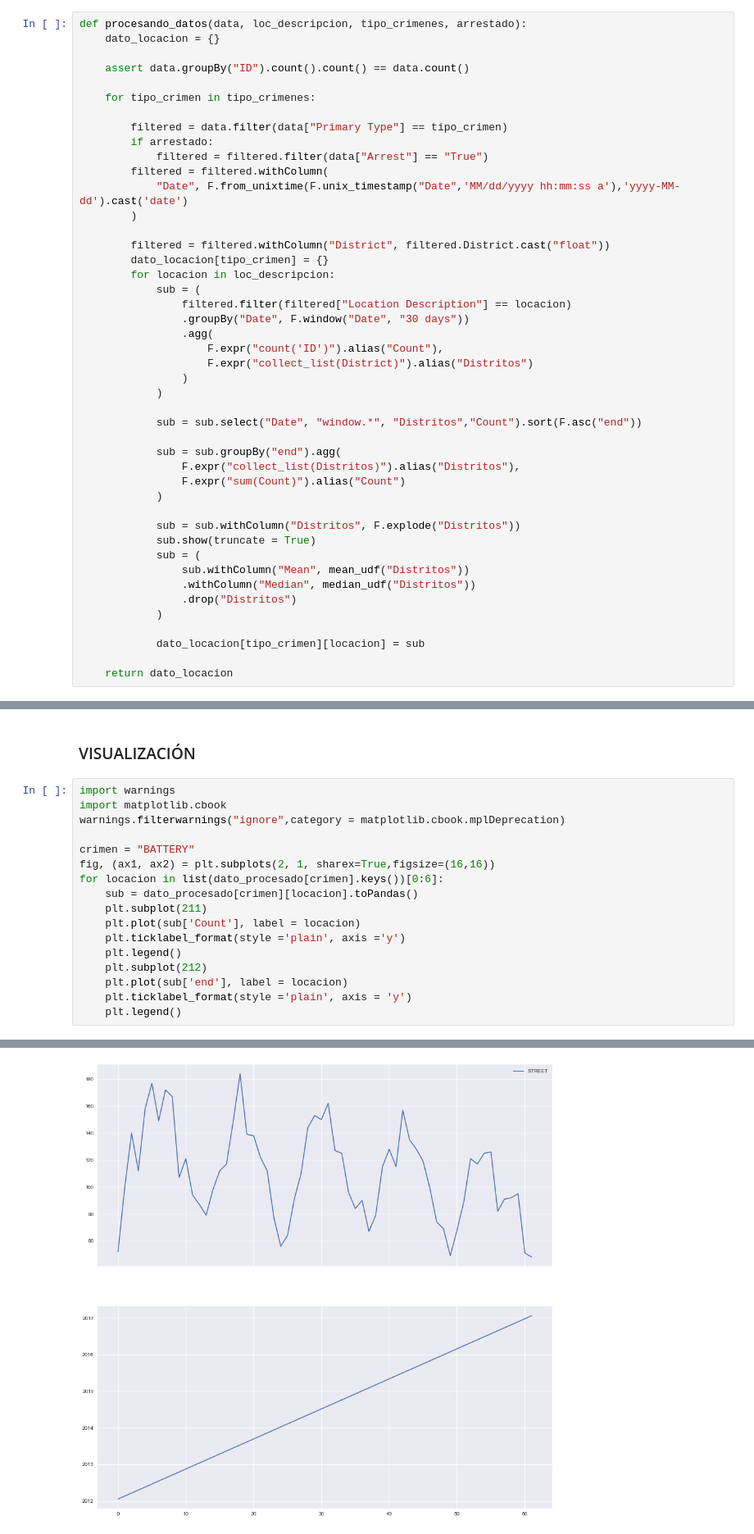
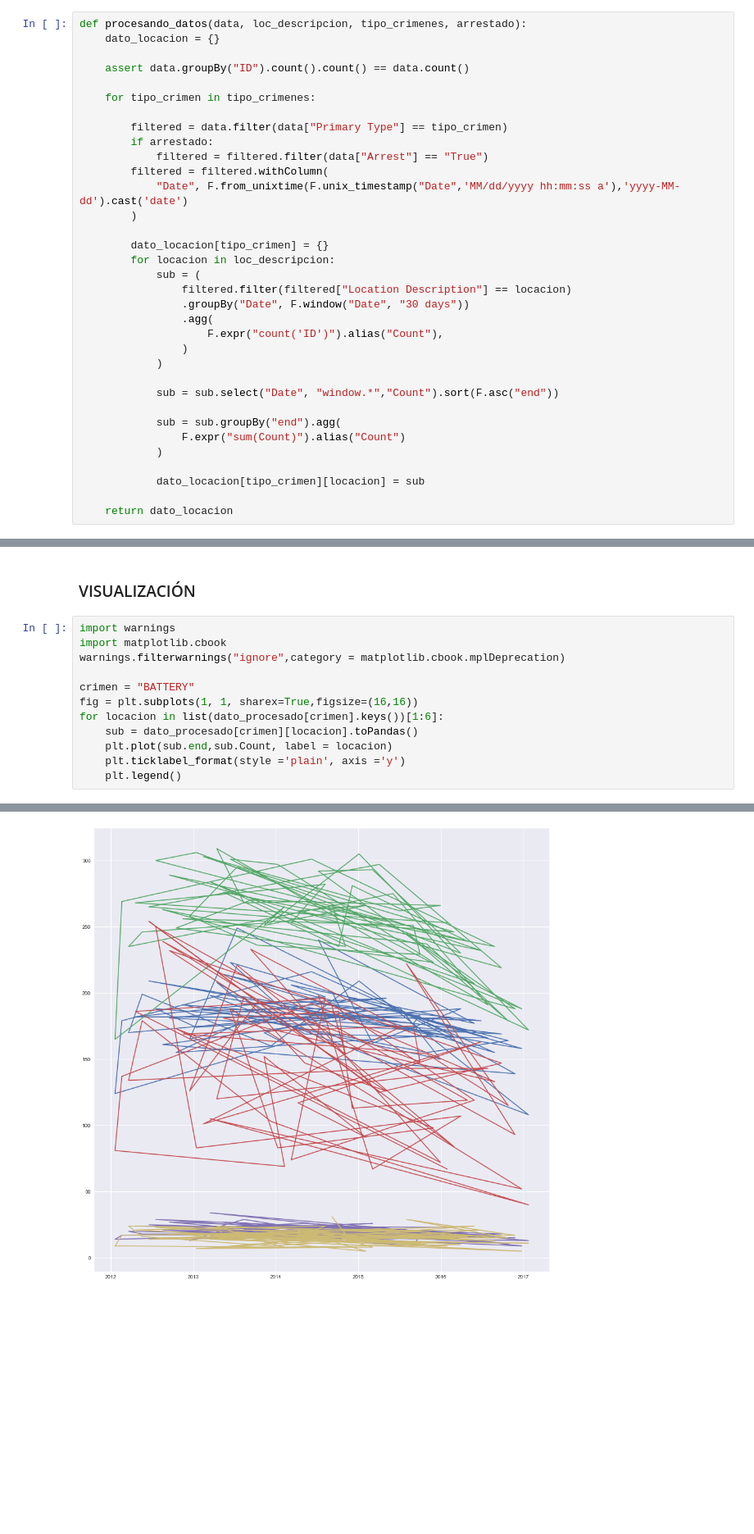
Before and after one commit to leonelcp9/Regresion-Lineal-Spark, a Jupyter notebook: Untitled.ipynb, the cells around one changed output, grey strips where cells are left out. Shown: that part at 82% size. Drawn from its saved outputs; the diff is of its cells as text; blank space fills up the shorter version.

```diff
--- a/Untitled.ipynb
+++ b/Untitled.ipynb
@@ -95,7 +95,6 @@ def procesando_datos(data, loc_descripcion, tipo_crimenes, arrestado):
             "Date", F.from_unixtime(F.unix_timestamp("Date",'MM/dd/yyyy hh:mm:ss a'),'yyyy-MM-dd').cast('date')
         )
 
-        filtered = filtered.withColumn("District", filtered.District.cast("float"))
         dato_locacion[tipo_crimen] = {}
         for locacion in loc_descripcion:
             sub = (
@@ -103,23 +102,13 @@ def procesando_datos(data, loc_descripcion, tipo_crimenes, arrestado):
                 .groupBy("Date", F.window("Date", "30 days"))
                 .agg(
                     F.expr("count('ID')").alias("Count"),
-                    F.expr("collect_list(District)").alias("Distritos")
                 )
             )
 
-            sub = sub.select("Date", "window.*", "Distritos","Count").sort(F.asc("end"))
+            sub = sub.select("Date", "window.*","Count").sort(F.asc("end"))
 
             sub = sub.groupBy("end").agg(
-                F.expr("collect_list(Distritos)").alias("Distritos"),
                 F.expr("sum(Count)").alias("Count")
-            )
-
-            sub = sub.withColumn("Distritos", F.explode("Distritos"))
-            sub.show(truncate = True)
-            sub = (
-                sub.withColumn("Mean", mean_udf("Distritos"))
-                .withColumn("Median", median_udf("Distritos"))
-                .drop("Distritos")
             )
 
             dato_locacion[tipo_crimen][locacion] = sub
@@ -213,15 +188,10 @@ import matplotlib.cbook
 warnings.filterwarnings("ignore",category = matplotlib.cbook.mplDeprecation)
 
 crimen = "BATTERY"
-fig, (ax1, ax2) = plt.subplots(2, 1, sharex=True,figsize=(16,16))
-for locacion in list(dato_procesado[crimen].keys())[0:6]:
+fig = plt.subplots(1, 1, sharex=True,figsize=(16,16))
+for locacion in list(dato_procesado[crimen].keys())[1:6]:
     sub = dato_procesado[crimen][locacion].toPandas()
-    plt.subplot(211)
-    plt.plot(sub['Count'], label = locacion)
+    plt.plot(sub.end,sub.Count, label = locacion)
     plt.ticklabel_format(style ='plain', axis ='y')
     plt.legend()
-    plt.subplot(212)
-    plt.plot(sub['end'], label = locacion)
-    plt.ticklabel_format(style ='plain', axis = 'y')
-    plt.legend()
 # %% [output]
@@ -229,2 +203,2 @@ AttributeError: This method only works with the ScalarFormatter
-[figure, old version]
+[figure, new version]
 [interactive output not drawn]
```
Also changed, not shown: parts of 4 cells of this notebook.
